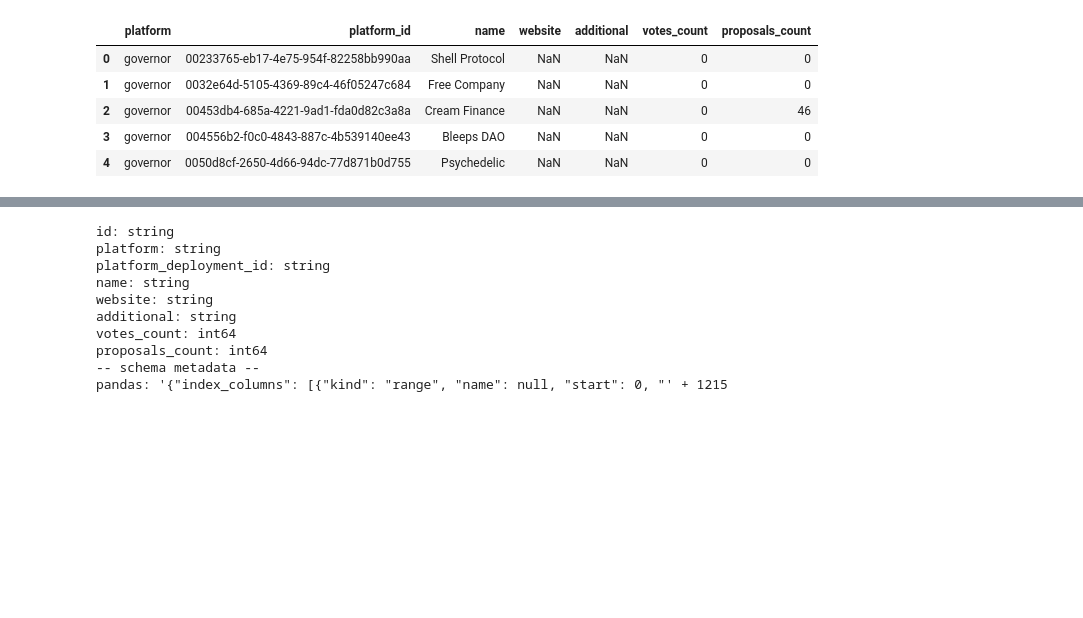
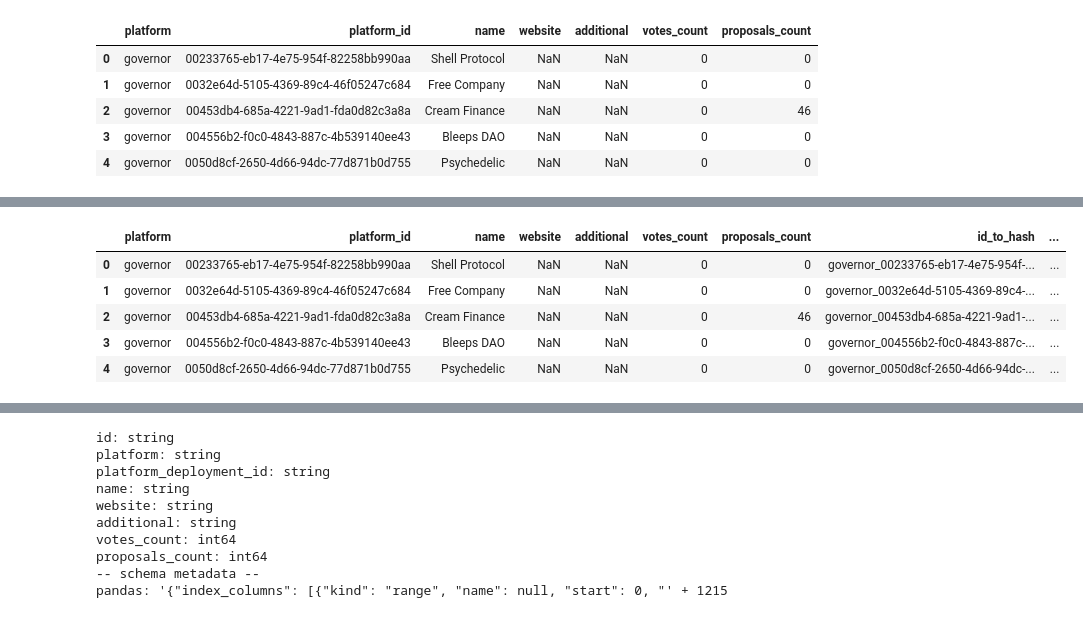
Before and after one commit to daviddavo/daos-verano, a Jupyter notebook: parquet_cleanup/v5_prepare_governor_deployments.ipynb, the cells around one changed output, grey strips where cells are left out. Saved outputs shown, nothing was run; the diff lists cells and outputs as text; code cells hidden in the pictures; blank space fills up the shorter version.

```diff
--- a/parquet_cleanup/v5_prepare_governor_deployments.ipynb
+++ b/parquet_cleanup/v5_prepare_governor_deployments.ipynb
@@ -13,0 +86,12 @@ governor_deployments_df.head()
+# %%
+# merge with df
+df = df.merge(df_to_merge, on='id', how='left', validate='1:1')
+df = df.merge(votes_to_merge, on='id', how='left', validate='1:1')
+df.head()
+# %% [output]
+|  | platform | platform_id | name | website | additional | votes_count | proposals_count | id_to_hash | ... |
+| 0 | governor | 00233765-eb17-4e75-954f-82258bb990aa | Shell Protocol | NaN | NaN | 0 | 0 | governor_00233765-eb17-4e75-954f-... | ... |
+| 1 | governor | 0032e64d-5105-4369-89c4-46f05247c684 | Free Company | NaN | NaN | 0 | 0 | governor_0032e64d-5105-4369-89c4-... | ... |
+| 2 | governor | 00453db4-685a-4221-9ad1-fda0d82c3a8a | Cream Finance | NaN | NaN | 0 | 46 | governor_00453db4-685a-4221-9ad1-... | ... |
+| 3 | governor | 004556b2-f0c0-4843-887c-4b539140ee43 | Bleeps DAO | NaN | NaN | 0 | 0 | governor_004556b2-f0c0-4843-887c-... | ... |
+| 4 | governor | 0050d8cf-2650-4d66-94dc-77d871b0d755 | Psychedelic | NaN | NaN | 0 | 0 | governor_0050d8cf-2650-4d66-94dc-... | ... |
```
Also changed, not shown: parts of 24 cells of this notebook, 2 other files.
